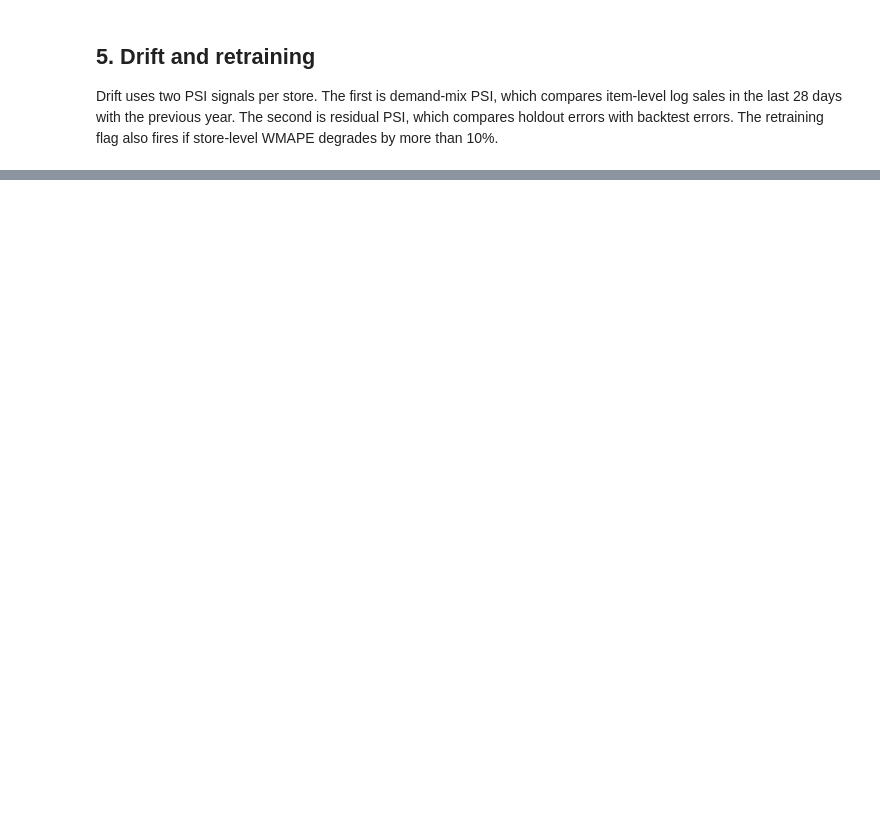
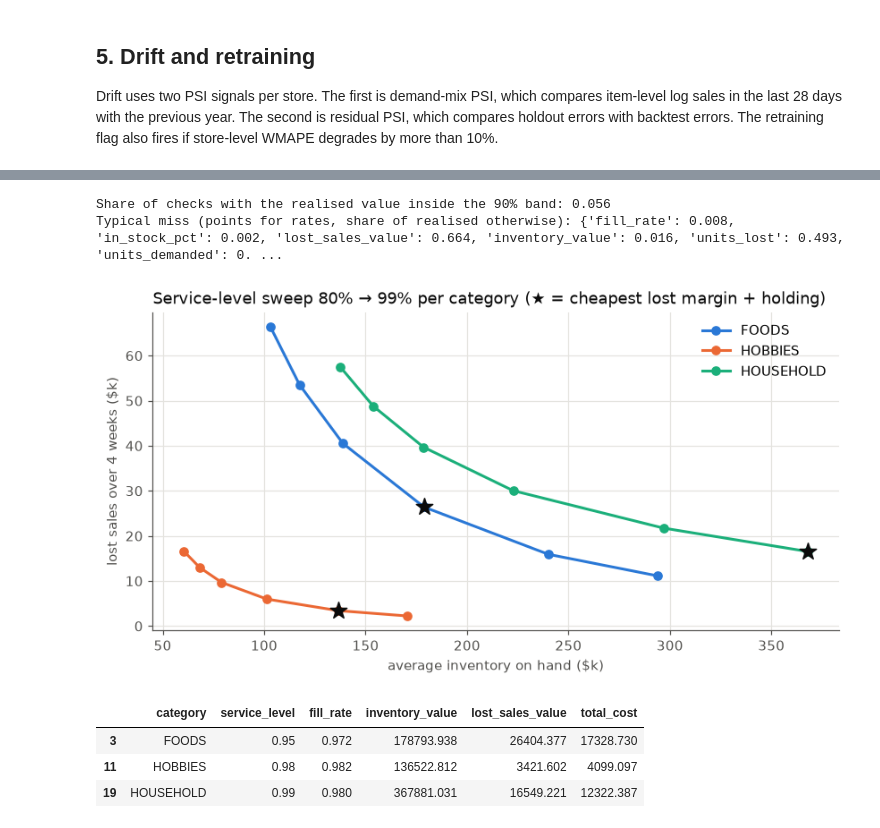
Before and after one commit to advaithvemurisai/demand-forecast-platform, a Jupyter notebook: notebooks/walkthrough.ipynb, the cells around one changed output, grey strips where cells are left out. Drawn from its saved outputs; the diff is of its cells as text; code cells hidden in the pictures; blank space fills up the shorter version.

```diff
--- a/notebooks/walkthrough.ipynb
+++ b/notebooks/walkthrough.ipynb
@@ -222,0 +285,26 @@ read("drift")
+# %%
+print("Share of checks with the realised value inside the 90% band:", round(summary["twin"]["share_realised_in_band"], 3))
+print("Typical miss (points for rates, share of realised otherwise):", {k: round(v, 3) for k, v in summary["twin"]["typical_miss"].items()})
+# %% [output]
+Share of checks with the realised value inside the 90% band: 0.056
+Typical miss (points for rates, share of realised otherwise): {'fill_rate': 0.008, 'in_stock_pct': 0.002, 'lost_sales_value': 0.664, 'inventory_value': 0.016, 'units_lost': 0.493, 'units_demanded': 0. ...
+# %%
+frontier = read("twin_frontier")
+fig, ax = plt.subplots(figsize=(9, 4.2))
+for colour, (category, part) in zip(SERIES, frontier[frontier["service_level"].notna()].groupby("category")):
+    part = part.sort_values("service_level")
+    ax.plot(part["inventory_value"] / 1e3, part["lost_sales_value"] / 1e3, "-o", color=colour, label=category)
+    best = part[part["recommended"]]
+    ax.scatter(best["inventory_value"] / 1e3, best["lost_sales_value"] / 1e3, s=160, marker="*", color=INK, zorder=3)
+ax.set_xlabel("average inventory on hand ($k)")
+ax.set_ylabel("lost sales over 4 weeks ($k)")
+ax.set_title("Service-level sweep 80% → 99% per category (★ = cheapest lost margin + holding)", color=INK, loc="left")
+ax.legend()
+plt.show()
+frontier[frontier["recommended"]][["category", "service_level", "fill_rate", "inventory_value", "lost_sales_value", "total_cost"]]
+# %% [output]
+[figure, added]
+|  | category | service_level | fill_rate | inventory_value | lost_sales_value | total_cost |
+| 3 | FOODS | 0.95 | 0.972 | 178793.938 | 26404.377 | 17328.730 |
+| 11 | HOBBIES | 0.98 | 0.982 | 136522.812 | 3421.602 | 4099.097 |
+| 19 | HOUSEHOLD | 0.99 | 0.980 | 367881.031 | 16549.221 | 12322.387 |
```
Also changed, not shown: parts of 20 cells of this notebook, 9 other files.
